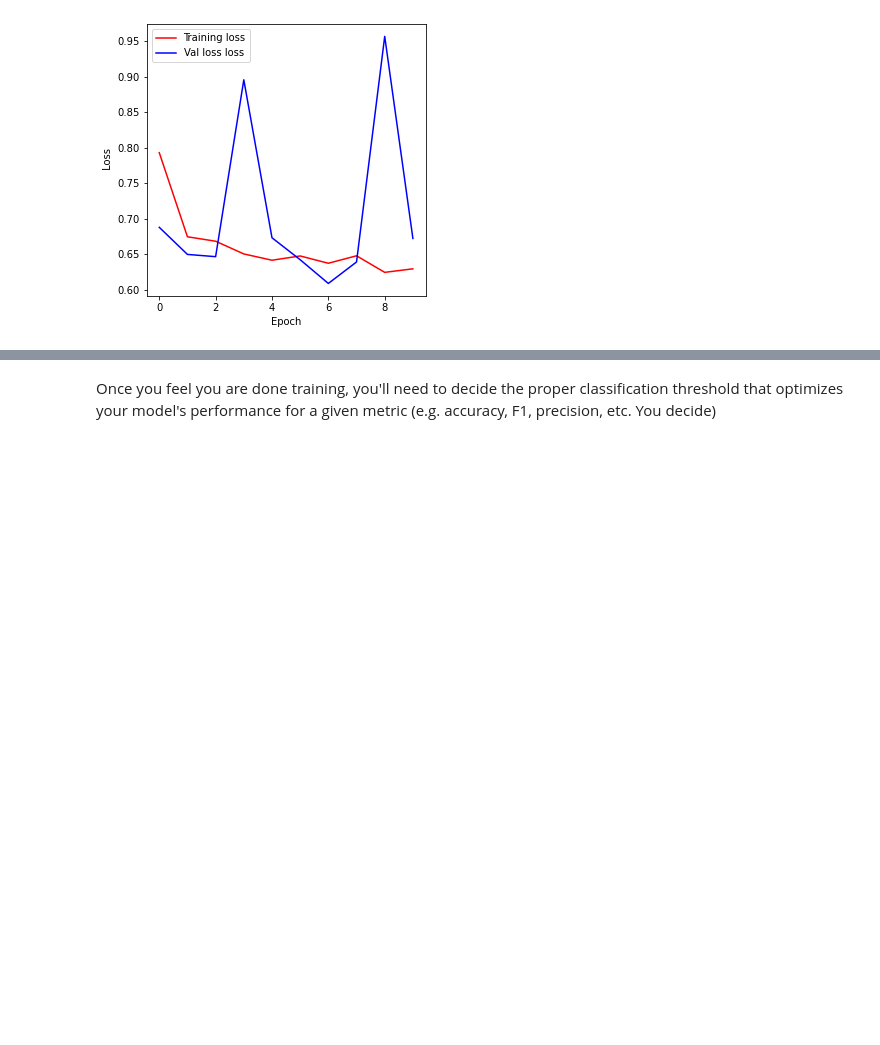
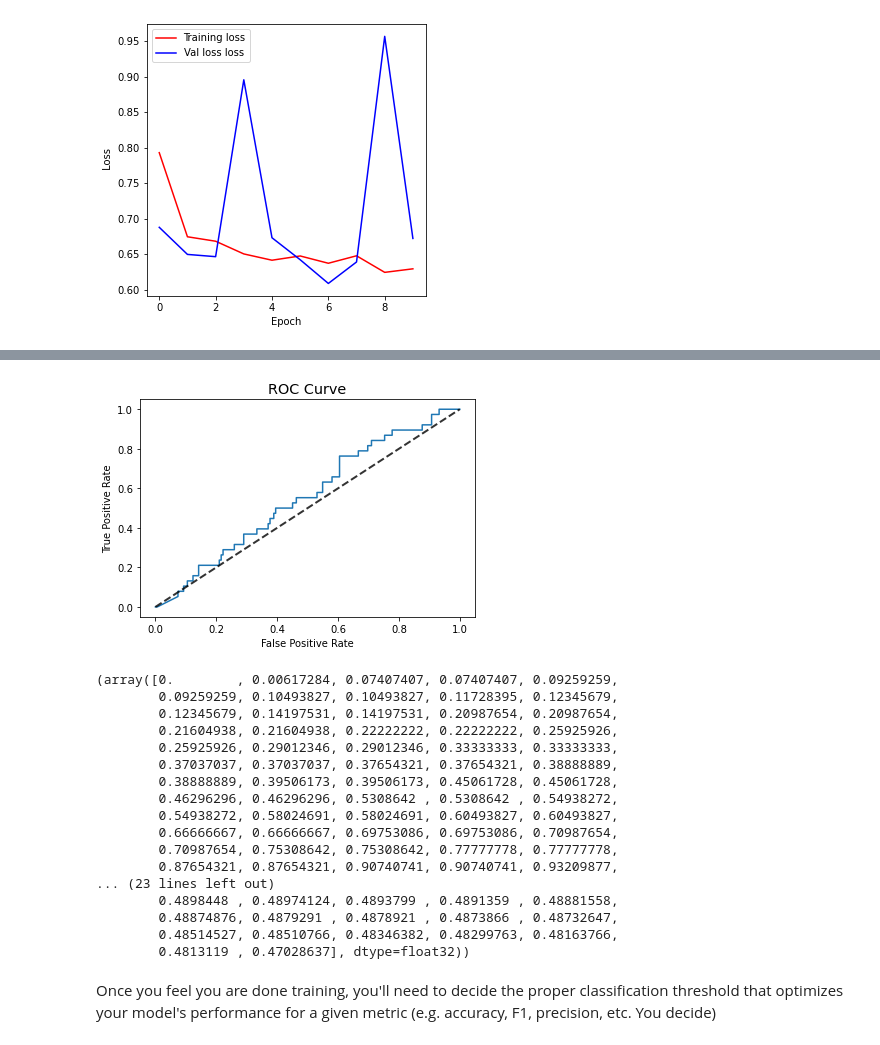
Before and after one commit to ellizzabbetth/ai-pneumonia-identification, a Jupyter notebook: Build and train model_Eli.ipynb, the cells around one changed output, grey strips where cells are left out. Saved outputs shown, nothing was run; the diff lists cells and outputs as text; code cells hidden in the pictures; blank space fills up the shorter version.

```diff
--- a/Build and train model_Eli.ipynb
+++ b/Build and train model_Eli.ipynb
@@ -619,6 +619,28 @@ def plot_roc(t_y, p_y):
     plt.show()
 
     return fpr, tpr, thresholds
+# %%
+
+plot_roc(valY, pred_Y)
+# %% [output]
+[figure, added]
+(array([0.        , 0.00617284, 0.07407407, 0.07407407, 0.09259259,
+        0.09259259, 0.10493827, 0.10493827, 0.11728395, 0.12345679,
+        0.12345679, 0.14197531, 0.14197531, 0.20987654, 0.20987654,
+        0.21604938, 0.21604938, 0.22222222, 0.22222222, 0.25925926,
+        0.25925926, 0.29012346, 0.29012346, 0.33333333, 0.33333333,
+        0.37037037, 0.37037037, 0.37654321, 0.37654321, 0.38888889,
+        0.38888889, 0.39506173, 0.39506173, 0.45061728, 0.45061728,
+        0.46296296, 0.46296296, 0.5308642 , 0.5308642 , 0.54938272,
+        0.54938272, 0.58024691, 0.58024691, 0.60493827, 0.60493827,
+        0.66666667, 0.66666667, 0.69753086, 0.69753086, 0.70987654,
+        0.70987654, 0.75308642, 0.75308642, 0.77777778, 0.77777778,
+        0.87654321, 0.87654321, 0.90740741, 0.90740741, 0.93209877,
+... (23 lines left out)
+        0.4898448 , 0.48974124, 0.4893799 , 0.4891359 , 0.48881558,
+        0.48874876, 0.4879291 , 0.4878921 , 0.4873866 , 0.48732647,
+        0.48514527, 0.48510766, 0.48346382, 0.48299763, 0.48163766,
+        0.4813119 , 0.47028637], dtype=float32))
 # %%
 def calc_f1(prec,recall):
     return 2*(prec*recall)/(prec+recall)
```
Also changed, not shown: parts of 32 cells of this notebook, 1 other file.
